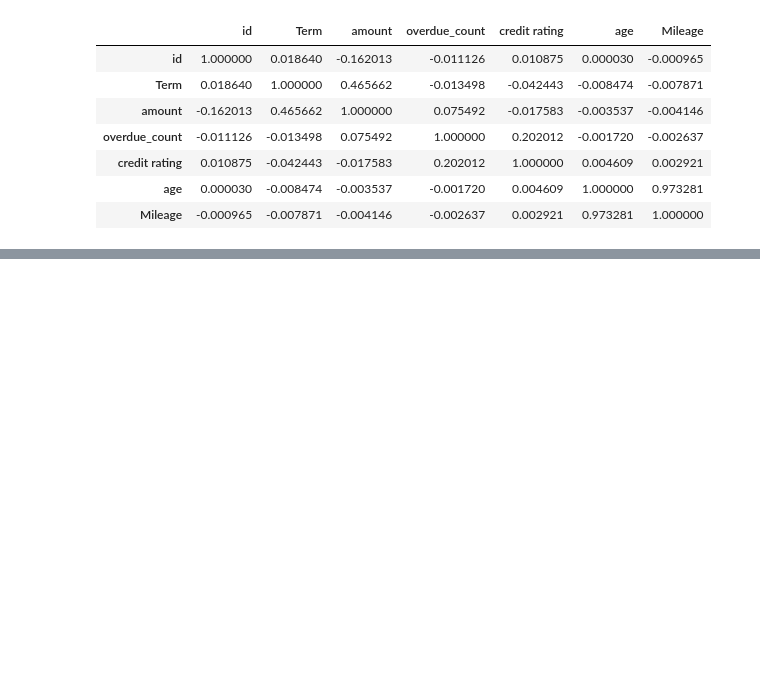
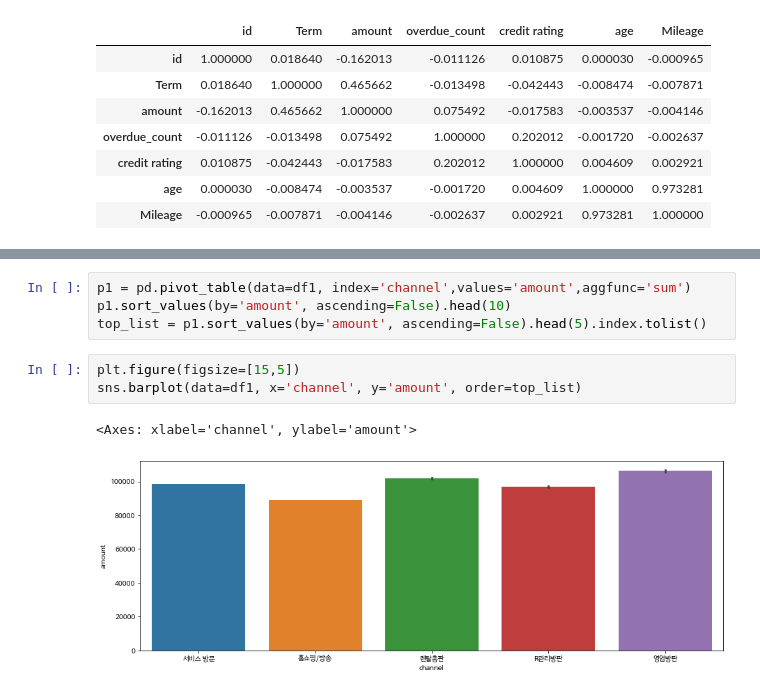
Before and after one commit to won195/TIL, a Jupyter notebook: 데이터스테이션5.ipynb, the cells around one changed output, grey strips where cells are left out. Drawn from its saved outputs; the diff is of its cells as text; blank space fills up the shorter version.

```diff
--- a/데이터스테이션5.ipynb
+++ b/데이터스테이션5.ipynb
@@ -103,0 +127,10 @@ df1.corr()
+# %%
+p1 = pd.pivot_table(data=df1, index='channel',values='amount',aggfunc='sum')
+p1.sort_values(by='amount', ascending=False).head(10)
+top_list = p1.sort_values(by='amount', ascending=False).head(5).index.tolist()
+# %%
+plt.figure(figsize=[15,5])
+sns.barplot(data=df1, x='channel', y='amount', order=top_list)
+# %% [output]
+<Axes: xlabel='channel', ylabel='amount'>
+[figure, added]
```
Also changed, not shown: parts of 9 cells of this notebook.
